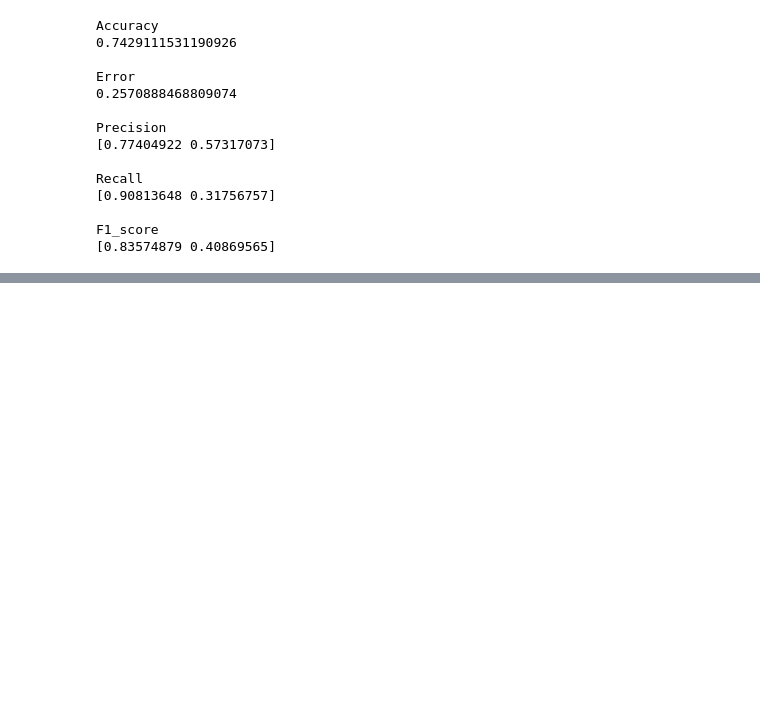
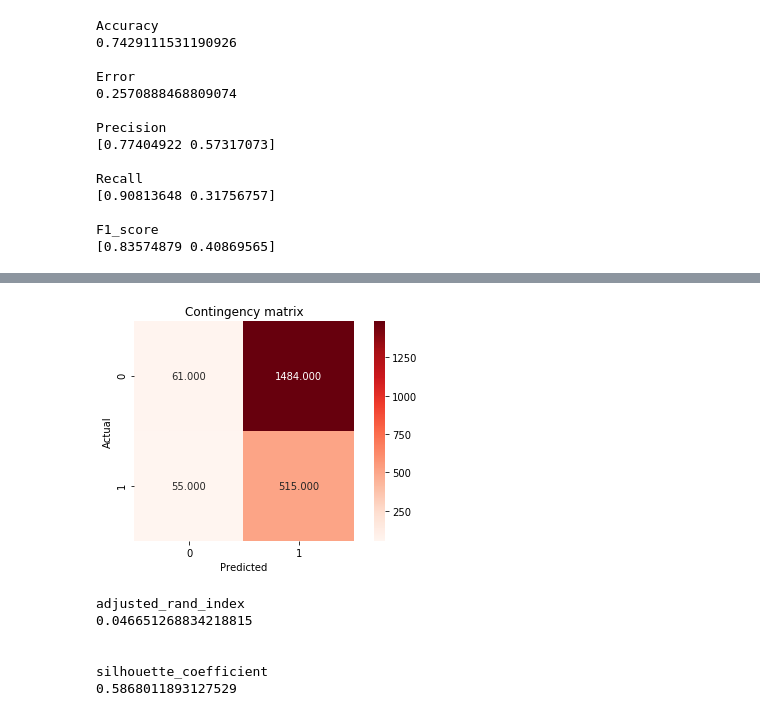
Before and after one commit to hamzashahid1995/Data-Science, a Jupyter notebook: Project 02-Regression, Classification, and Clustering/project_02.ipynb, the cells around one changed output, grey strips where cells are left out. Drawn from its saved outputs; the diff is of its cells as text; code cells hidden in the pictures; blank space fills up the shorter version.

```diff
--- a/Project 02-Regression, Classification, and Clustering/project_02.ipynb
+++ b/Project 02-Regression, Classification, and Clustering/project_02.ipynb
@@ -617,5 +619,41 @@ silhouette_coefficient
+# %%
+# TASK 8 CONTINUED - Favoring the democratic party
+X = data_train[['Percent Asian','Percent Black or African American','Percent Hispanic or Latino',"Percent Bachelor's Degree or Higher"]]
+Y = data_train['Party']
+
+scaler = StandardScaler()
+scaler.fit(X)
+X_scaled = scaler.transform(X)
 # %%
 # TASK 8 CONTINUED - HINT: Use scipy.cluster.hierarchy.linkage with complete linkage as the method and
 # Euclidean distance as the distance metric
+clustering = linkage(X, method = "complete", metric = "euclidean")
+clusters = fcluster(clustering, 2, criterion = 'maxclust')
 # %%
 # TASK 8 CONTINUED - plot contingency matrix for hierarchical clustering with complete linkage method
+cont_matrix = metrics.cluster.contingency_matrix(Y, clusters)
+sns.heatmap(cont_matrix, annot = True, fmt = ".3f", square = True, cmap = plt.cm.Reds)
+plt.ylabel('Actual')
+plt.xlabel('Predicted')
+plt.title('Contingency matrix')
+plt.tight_layout()
+# %% [output]
+[figure, added]
+# %%
+# TASK 8 CONTINUED
+adjusted_rand_index = metrics.adjusted_rand_score(Y,clusters)
+silhouette_coefficient = metrics.silhouette_score(X,clusters,metric='euclidean')
+
+print("adjusted_rand_index")
+print(adjusted_rand_index)
+print("\n")
+
+print("silhouette_coefficient")
+print(silhouette_coefficient)
+# %% [output]
+adjusted_rand_index
+0.046651268834218815
+
+
+silhouette_coefficient
+0.5868011893127529
```
Also changed, not shown: parts of 4 cells of this notebook.
